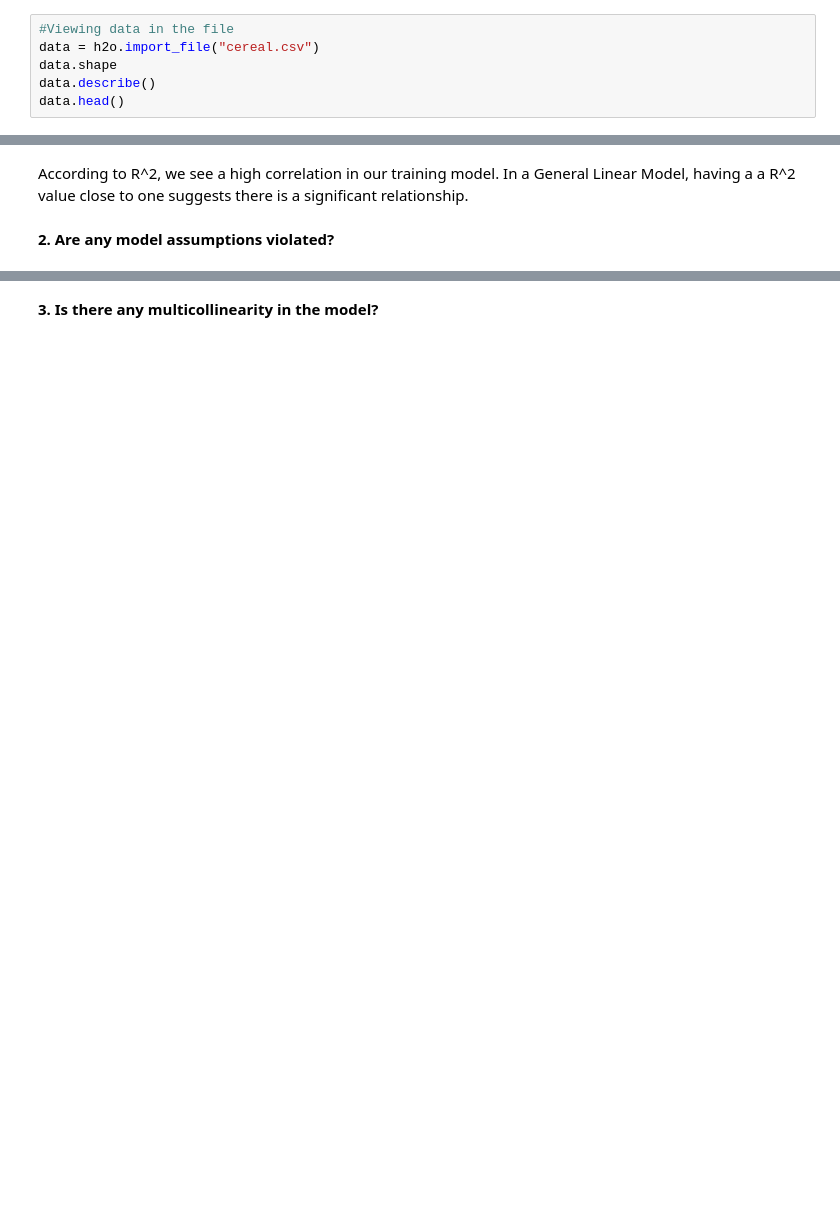
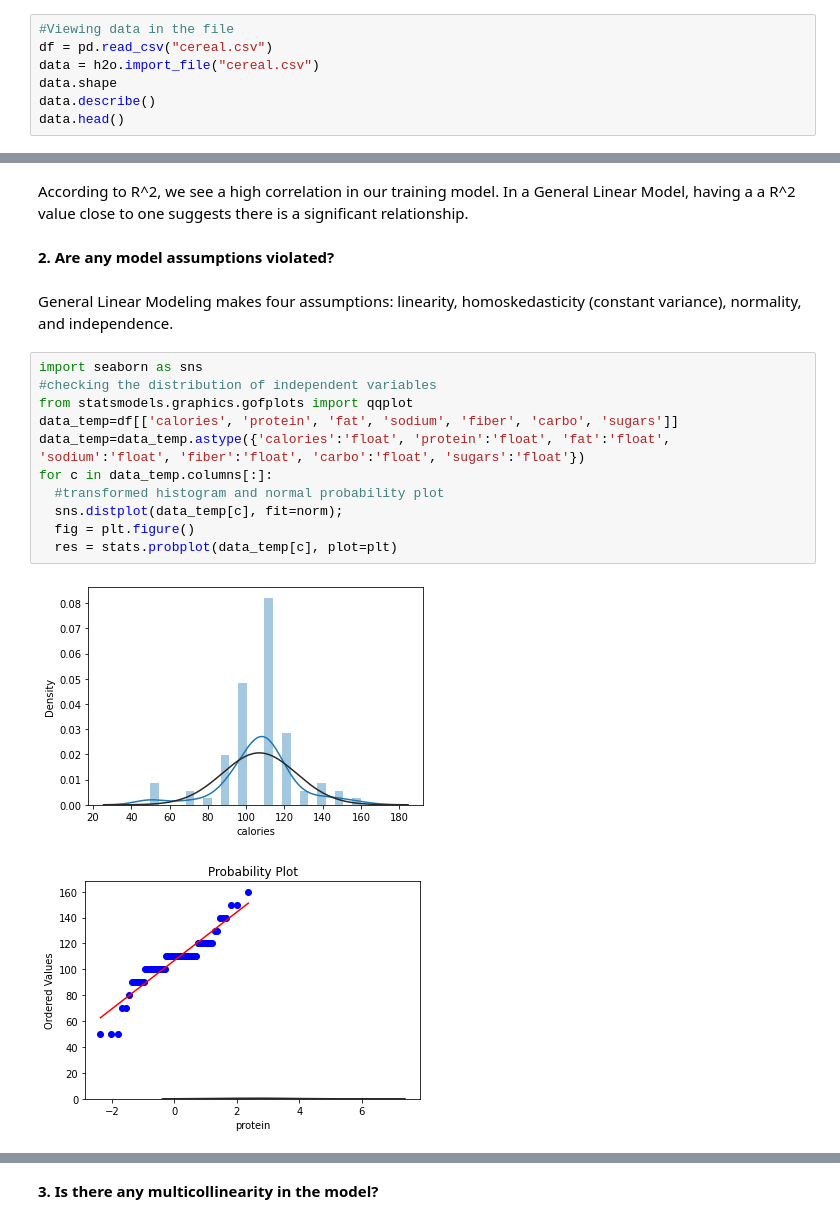
Before and after one commit to meghamkpatel/Skunks_Skool, a Jupyter notebook: INFO_6105/AutoML/Red_Wine_Quality.ipynb, the cells around one changed output, grey strips where cells are left out. Saved outputs shown, nothing was run; the diff lists cells and outputs as text; blank space fills up the shorter version.

```diff
--- a/INFO_6105/AutoML/Red_Wine_Quality.ipynb
+++ b/INFO_6105/AutoML/Red_Wine_Quality.ipynb
@@ -162,6 +182,7 @@ if not interactive: matplotlib.use('Agg', warn=False)
 import matplotlib.pyplot as plt
 # %%
 #Viewing data in the file
+df = pd.read_csv("cereal.csv")
 data = h2o.import_file("cereal.csv")
 data.shape
 data.describe()
@@ -293,3 +332,19 @@ AIC: 89.25879040276615
 According to R^2, we see a high correlation in our training model. In a General Linear Model, having a a R^2 value close to one suggests there is a significant relationship.
 # %% [markdown]
 **2. Are any model assumptions violated?**
+# %% [markdown]
+General Linear Modeling makes four assumptions: linearity, homoskedasticity (constant variance), normality, and independence.
+# %%
+import seaborn as sns
+#checking the distribution of independent variables
+from statsmodels.graphics.gofplots import qqplot
+data_temp=df[['calories', 'protein', 'fat', 'sodium', 'fiber', 'carbo', 'sugars']]
+data_temp=data_temp.astype({'calories':'float', 'protein':'float', 'fat':'float', 'sodium':'float', 'fiber':'float', 'carbo':'float', 'sugars':'float'})
+for c in data_temp.columns[:]:
+  #transformed histogram and normal probability plot
+  sns.distplot(data_temp[c], fit=norm);
+  fig = plt.figure()
+  res = stats.probplot(data_temp[c], plot=plt)
+# %% [output]
+[figure, added]
+[figure, added]
```
Also changed, not shown: parts of 24 cells of this notebook.
